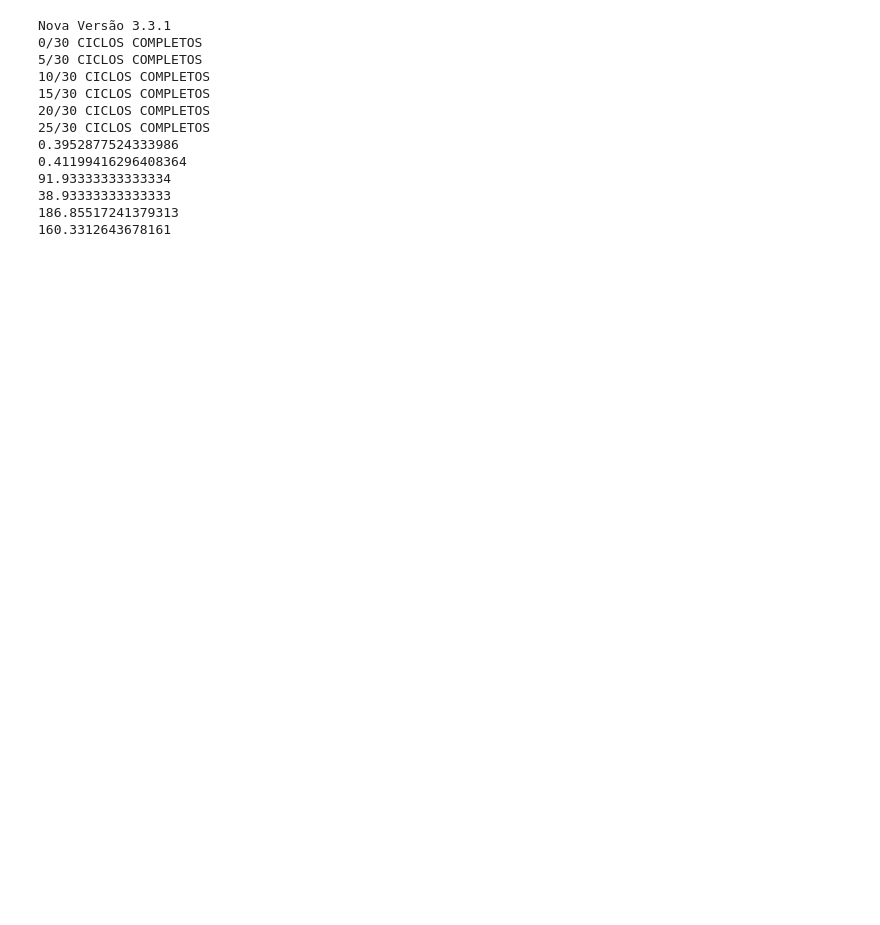
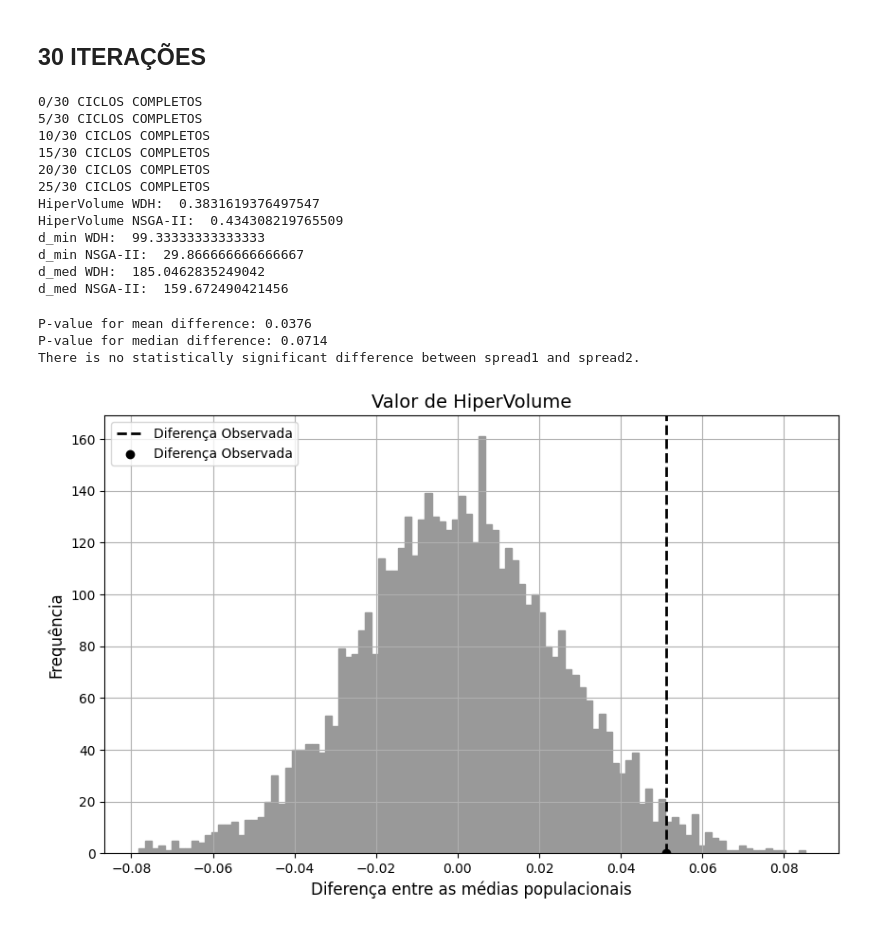
Before and after one commit to Gustavi1729/Monografia, a Jupyter notebook: Testes.ipynb, the cells around one changed output. Saved outputs shown, nothing was run; the diff lists cells and outputs as text; code cells hidden in the pictures; blank space fills up the shorter version.

```diff
--- a/Testes.ipynb
+++ b/Testes.ipynb
@@ -60,16 +88,17 @@ for c in range(2,6):
+# %% [markdown]
+## 30 ITERAÇÕES
 # %%
-yolo = TheBigTester2(QuantidadeX, Kx, 30, 0.05, 0.05, 1/30, 1/30)
+results = Comparador(30, 30, 30, 0.05, 0.05, 1/30, 1/30)
 # %% [output]
-Nova Versão 3.3.1
 0/30 CICLOS COMPLETOS
 5/30 CICLOS COMPLETOS
 10/30 CICLOS COMPLETOS
 15/30 CICLOS COMPLETOS
 20/30 CICLOS COMPLETOS
 25/30 CICLOS COMPLETOS
-0.3952877524333986
-0.41199416296408364
-91.93333333333334
-38.93333333333333
-186.85517241379313
-160.3312643678161
+HiperVolume WDH:  0.3831619376497547
+HiperVolume NSGA-II:  0.434308219765509
+d_min WDH:  99.33333333333333
+d_min NSGA-II:  29.866666666666667
+d_med WDH:  185.0462835249042
+d_med NSGA-II:  159.672490421456
@@ -146,0 +105,7 @@ def MonteCarlo(spread1, spread2, tag):
+# %%
+MonteCarlo(results[:,0], results[:,1], 'Valor de HiperVolume')
+# %% [output]
+P-value for mean difference: 0.0376
+P-value for median difference: 0.0714
+There is no statistically significant difference between spread1 and spread2.
+[figure, added]
```
Also changed, not shown: parts of 28 cells of this notebook, 2 other files.
